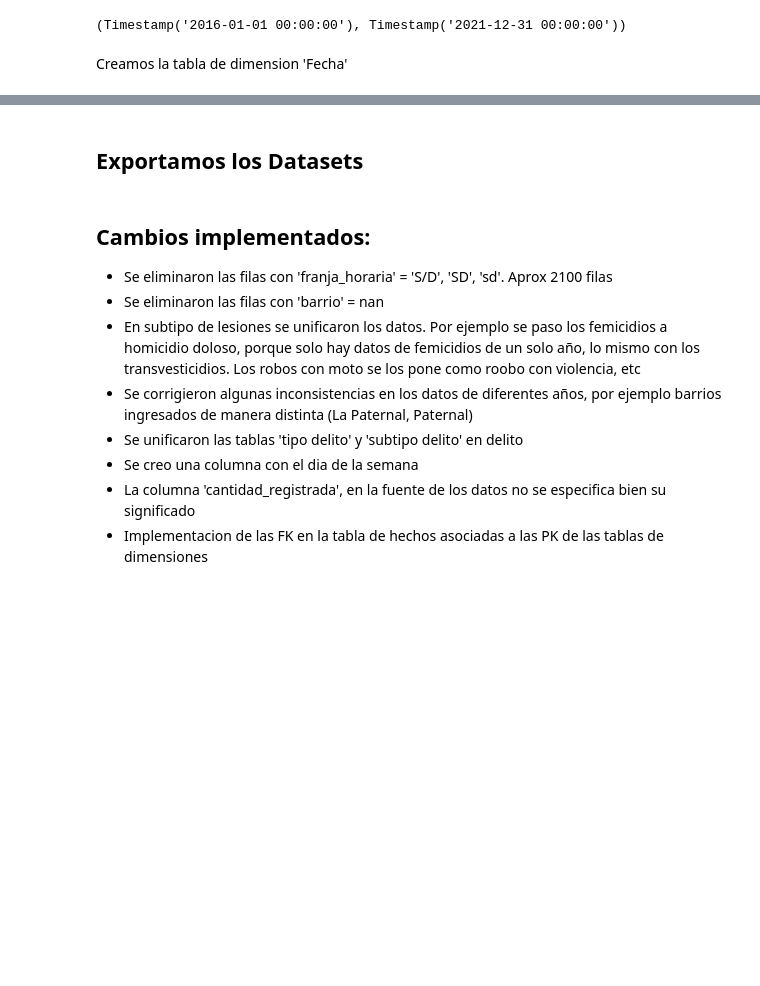
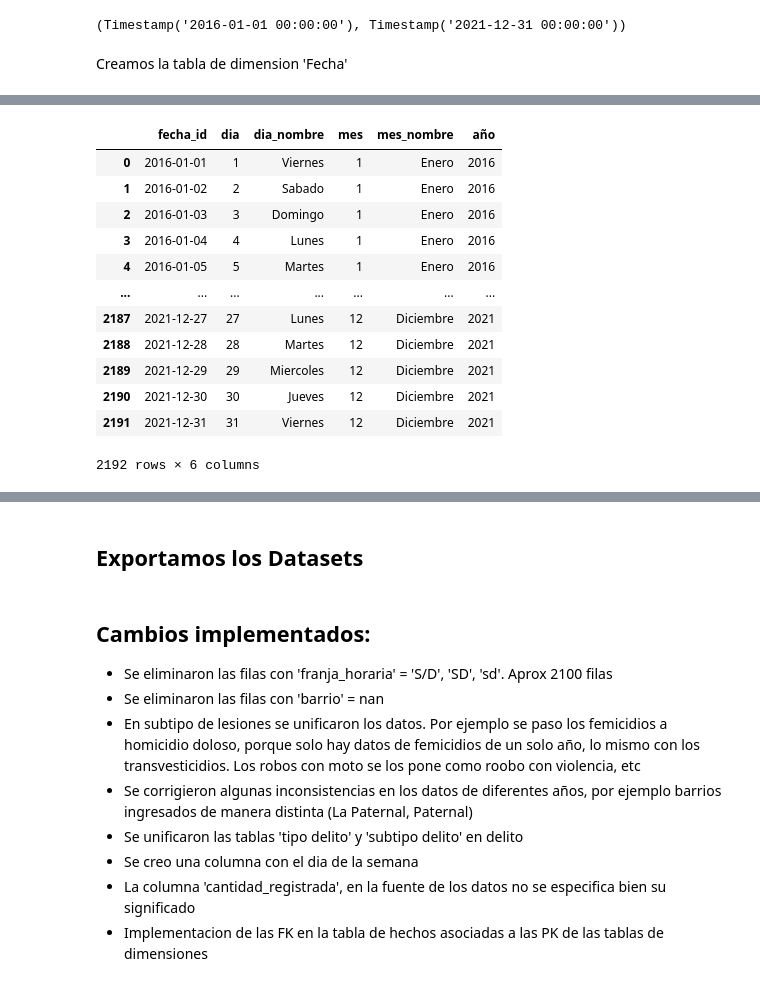
Before and after one commit to NicoBierti/crime_buenos_aires, a Jupyter notebook: data_delitos.ipynb, the cells around one changed output, grey strips where cells are left out. Cells and saved outputs as stored; diff of their text form; code cells hidden in the pictures; blank space fills up the shorter version.

```diff
--- a/data_delitos.ipynb
+++ b/data_delitos.ipynb
@@ -653,5 +654,5 @@ fecha
 # %%
-fecha['dia_nombre'] = fecha['dia_nombre'].replace({'Monday':'Lunes',
+fechas['dia_nombre'] = fechas['dia_nombre'].replace({'Monday':'Lunes',
                         'Tuesday':'Martes',
                         'Wednesday':'Miercoles',
                         'Thursday':'Jueves',
@@ -659,7 +660,7 @@ fecha['dia_nombre'] = fecha['dia_nombre'].replace({'Monday':'Lunes',
                         'Saturday':'Sabado',
                         'Sunday':'Domingo'})
 # %%
-fecha['mes_nombre'] = fecha['mes_nombre'].replace({'January':'Enero',
+fechas['mes_nombre'] = fechas['mes_nombre'].replace({'January':'Enero',
                                 'February':'Febrero',
                                 'March':'Marzo',
                                 'April':'Abril',
@@ -689,0 +677,4 @@ fecha
+# %%
+fechas['fecha_id'] = fechas['fecha_id'].dt.date
+main_no_duplicates['fecha'] = main_no_duplicates['fecha'].dt.date
+main_no_duplicates['franja_horaria'] = main_no_duplicates['franja_horaria'].astype(int)
@@ -690,3 +699,19 @@ fecha
+# %%
+fechas
+# %% [output]
+|  | fecha_id | dia | dia_nombre | mes | mes_nombre | año |
+| 0 | 2016-01-01 | 1 | Viernes | 1 | Enero | 2016 |
+| 1 | 2016-01-02 | 2 | Sabado | 1 | Enero | 2016 |
+| 2 | 2016-01-03 | 3 | Domingo | 1 | Enero | 2016 |
+| 3 | 2016-01-04 | 4 | Lunes | 1 | Enero | 2016 |
+| 4 | 2016-01-05 | 5 | Martes | 1 | Enero | 2016 |
+| ... | ... | ... | ... | ... | ... | ... |
+| 2187 | 2021-12-27 | 27 | Lunes | 12 | Diciembre | 2021 |
+| 2188 | 2021-12-28 | 28 | Martes | 12 | Diciembre | 2021 |
+| 2189 | 2021-12-29 | 29 | Miercoles | 12 | Diciembre | 2021 |
+| 2190 | 2021-12-30 | 30 | Jueves | 12 | Diciembre | 2021 |
+| 2191 | 2021-12-31 | 31 | Viernes | 12 | Diciembre | 2021 |
+2192 rows × 6 columns
 # %%
 main_no_duplicates
 # %% [output]
```
Also changed, not shown: parts of 6 cells of this notebook.
